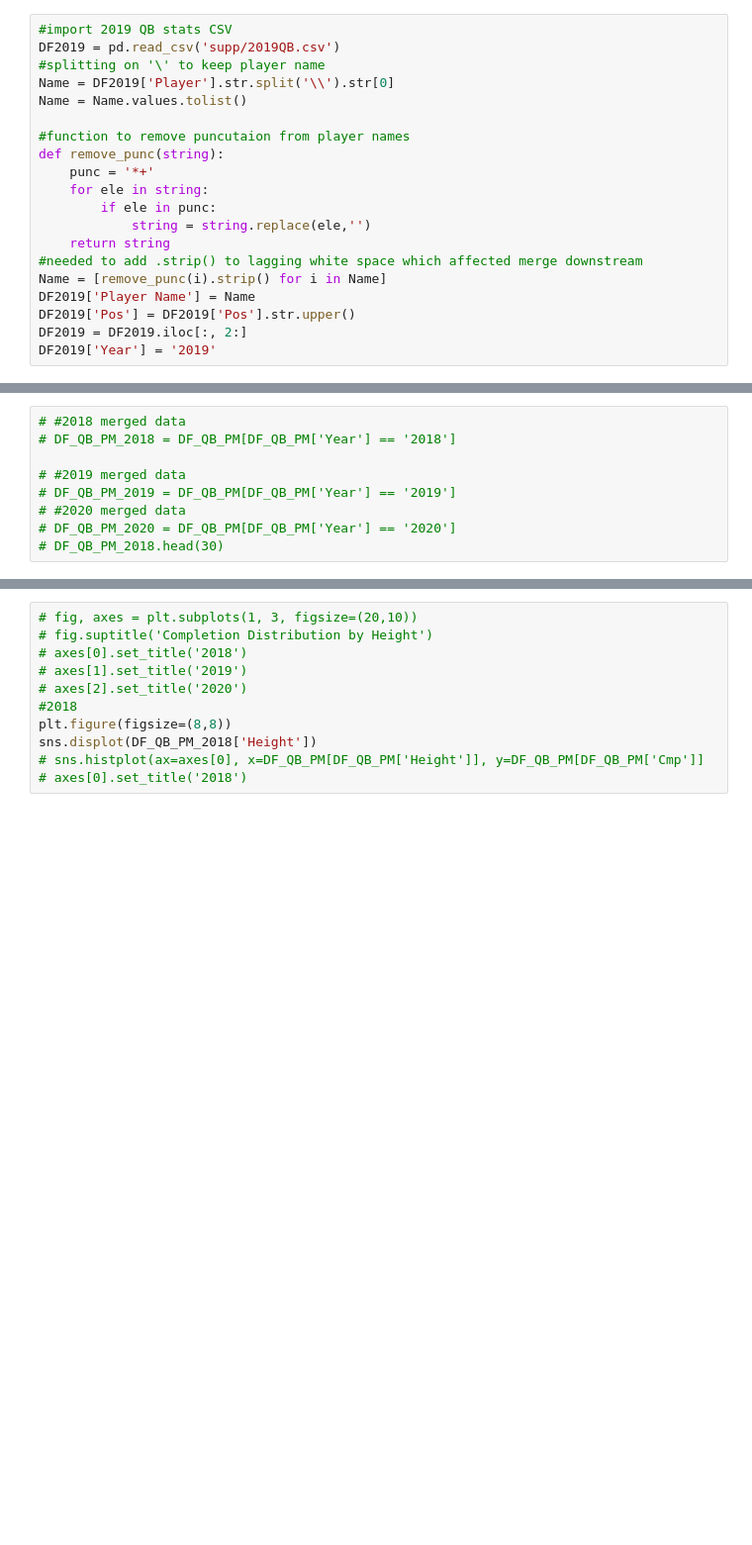
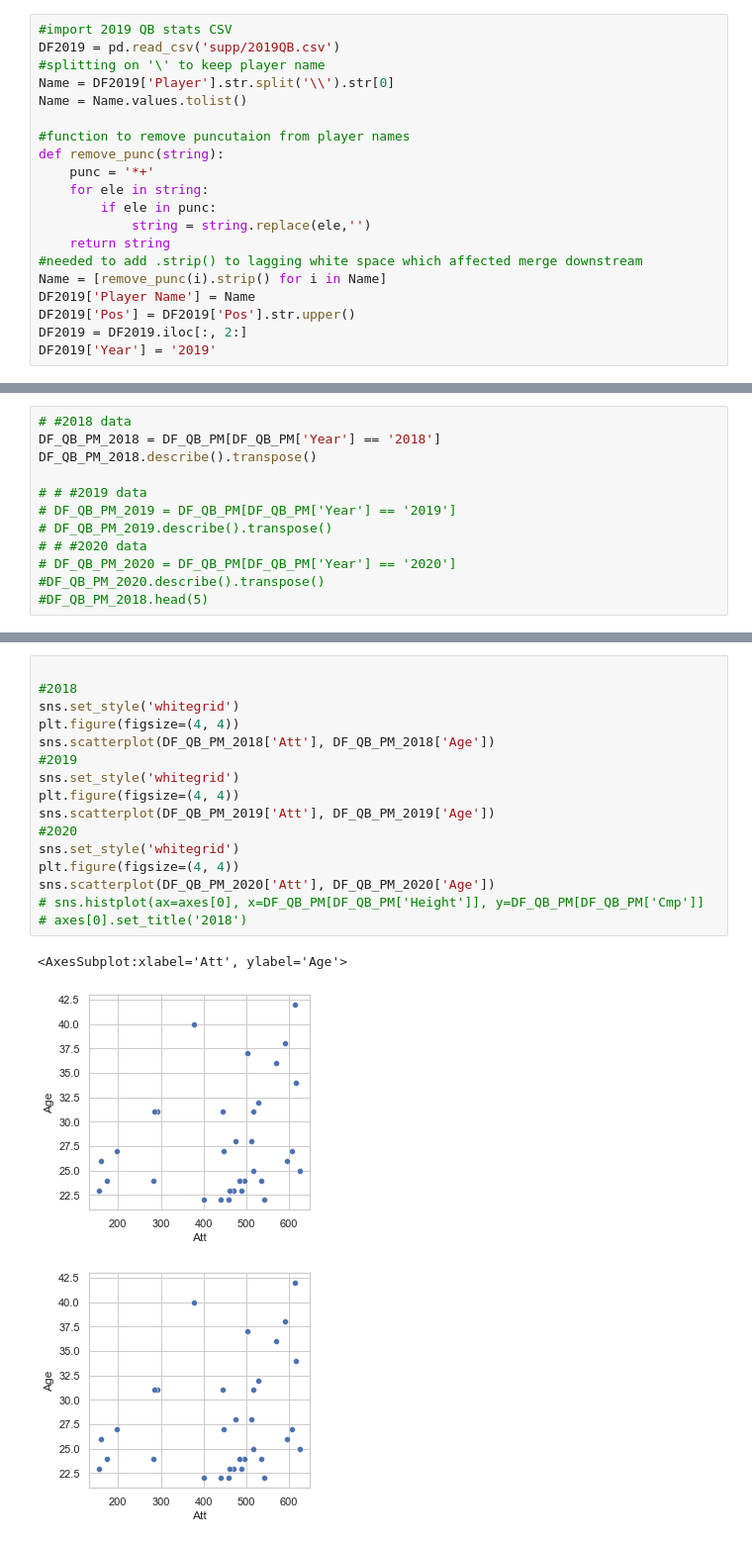
Before and after one commit to timbosan/Python2, a Jupyter notebook: Project/Football.ipynb, the cells around one changed output, grey strips where cells are left out. Shown at 99% size. Drawn from its saved outputs; the diff is of its cells as text; blank space fills up the shorter version.

```diff
--- a/Project/Football.ipynb
+++ b/Project/Football.ipynb
@@ -132,9 +123,12 @@ dtype: object
 # %%
-# #2018 merged data
-# DF_QB_PM_2018 = DF_QB_PM[DF_QB_PM['Year'] == '2018']
+# #2018 data
+DF_QB_PM_2018 = DF_QB_PM[DF_QB_PM['Year'] == '2018']
+DF_QB_PM_2018.describe().transpose()
 
-# #2019 merged data
+# # #2019 data
 # DF_QB_PM_2019 = DF_QB_PM[DF_QB_PM['Year'] == '2019']
-# #2020 merged data
+# DF_QB_PM_2019.describe().transpose()
+# # #2020 data
 # DF_QB_PM_2020 = DF_QB_PM[DF_QB_PM['Year'] == '2020']
-# DF_QB_PM_2018.head(30)
+#DF_QB_PM_2020.describe().transpose()
+#DF_QB_PM_2018.head(5)
@@ -141,11 +145,20 @@ dtype: object
-# %%
-# fig, axes = plt.subplots(1, 3, figsize=(20,10))
-# fig.suptitle('Completion Distribution by Height')
-# axes[0].set_title('2018')
-# axes[1].set_title('2019')
-# axes[2].set_title('2020')
-#2018
-plt.figure(figsize=(8,8))
-sns.displot(DF_QB_PM_2018['Height'])
-# sns.histplot(ax=axes[0], x=DF_QB_PM[DF_QB_PM['Height']], y=DF_QB_PM[DF_QB_PM['Cmp']]
-# axes[0].set_title('2018')
+# %%
+
+#2018
+sns.set_style('whitegrid')
+plt.figure(figsize=(4, 4))
+sns.scatterplot(DF_QB_PM_2018['Att'], DF_QB_PM_2018['Age'])
+#2019
+sns.set_style('whitegrid')
+plt.figure(figsize=(4, 4))
+sns.scatterplot(DF_QB_PM_2019['Att'], DF_QB_PM_2019['Age'])
+#2020
+sns.set_style('whitegrid')
+plt.figure(figsize=(4, 4))
+sns.scatterplot(DF_QB_PM_2020['Att'], DF_QB_PM_2020['Age'])
+# sns.histplot(ax=axes[0], x=DF_QB_PM[DF_QB_PM['Height']], y=DF_QB_PM[DF_QB_PM['Cmp']]
+# axes[0].set_title('2018')
+# %% [output]
+<AxesSubplot:xlabel='Att', ylabel='Age'>
+[figure, added]
+[figure, added]
```
Also changed, not shown: parts of 7 cells of this notebook.
